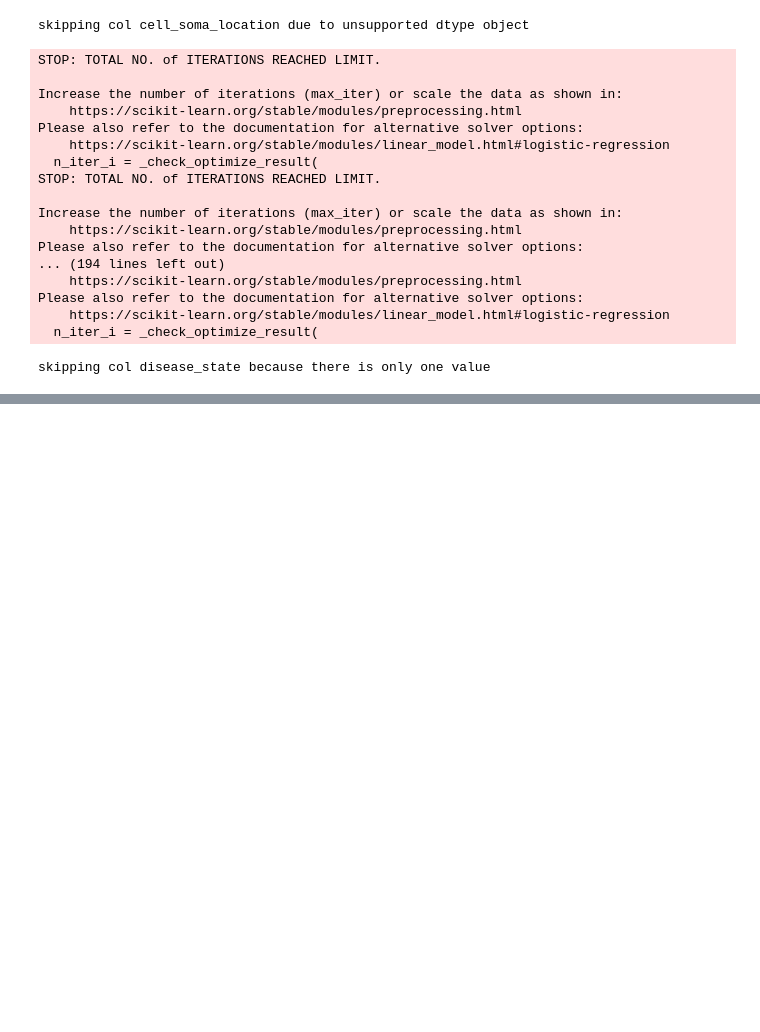
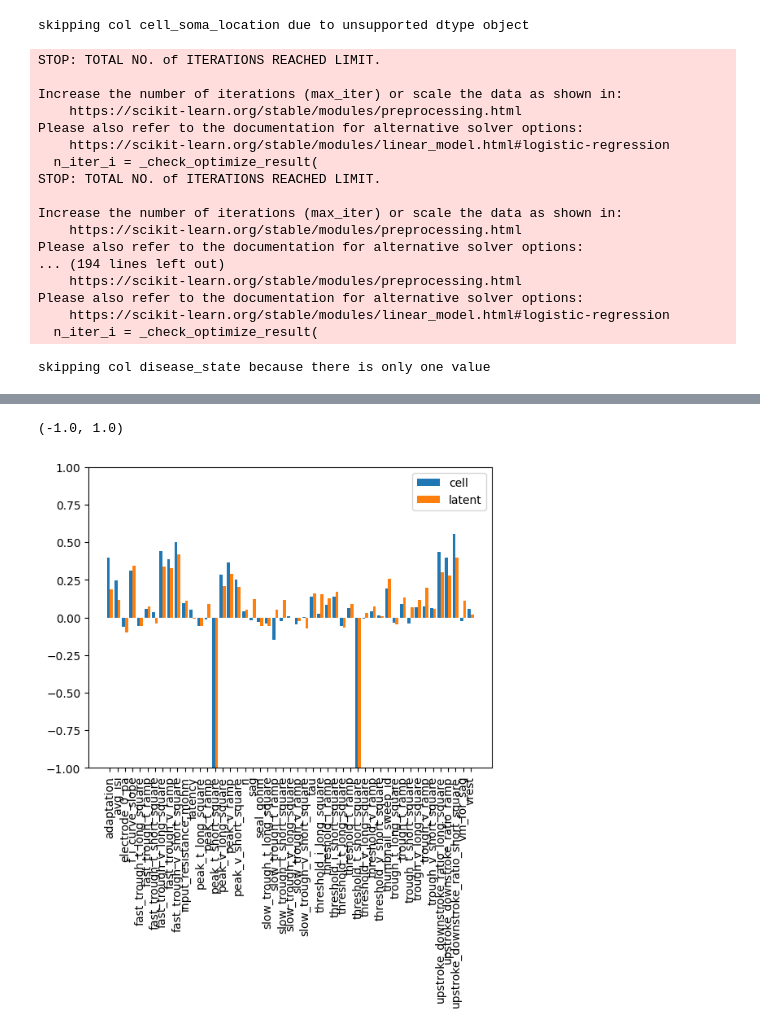
Before and after one commit to felixp8/bmed7610-final-project, a Jupyter notebook: analysis/ecephys_prediction.ipynb, the cells around one changed output, grey strips where cells are left out. Cells and saved outputs as stored; diff of their text form; code cells hidden in the pictures; blank space fills up the shorter version.

```diff
--- a/analysis/ecephys_prediction.ipynb
+++ b/analysis/ecephys_prediction.ipynb
@@ -153,5 +293,7 @@ cell_df = cell_df.set_index('id').loc[dset.cell_ids]
 # %%
+np.random.seed(0)
 cscore_dict = {}
+cpred_truth_dict = {}
 for col in cell_df.columns:
     if col in ['name', 'species', 'donor_id']:
         continue
@@ -172,19 +314,24 @@ for col in cell_df.columns:
         if len(np.unique(targets)) < 2:
             print(f'skipping col {col} because there is only one value')
             continue
+        inputs = latents
         targets = targets.astype(int)
         gscv = GridSearchCV(LogisticRegression(), {})
     elif type(targets[0]) == str:
         if len(np.unique(targets)) < 2:
             print(f'skipping col {col} because there is only one value')
             continue
+        inputs = latents
         targets = LabelEncoder().fit_transform(targets)
         gscv = GridSearchCV(LogisticRegression(), {})
     else:
         print(f'skipping col {col} due to unsupported dtype {targets.dtype}')
         continue
-    gscv.fit(inputs, targets)
-    cscore_dict[col] = gscv.best_score_
+    perm = np.random.permutation(inputs.shape[0])
+    gscv.fit(inputs[perm], targets[perm])
+    # cscore_dict[col] = gscv.best_score_
+    cscore_dict[col] = gscv.score(inputs, targets)
+    cpred_truth_dict[col] = (gscv.predict(inputs), targets)
 # %% [output]
 skipping col cell_soma_location due to unsupported dtype object
 STOP: TOTAL NO. of ITERATIONS REACHED LIMIT.
@@ -214,0 +383,23 @@ plt.ylim(-1, 1)
+# %%
+cell_type_input_columns = ['reporter_status', 'cell_soma_location',
+       'structure_layer_name', 'structure_area_id', 'structure_area_abbrev',
+       'transgenic_line', 'dendrite_type', 'apical', 'reconstruction_type',
+       'disease_state', 'structure_hemisphere',
+       'normalized_depth']
+cell_features = []
+for column in cell_type_input_columns:
+    data = cell_df[column]
+    if column == 'normalized_depth':
+        data = data.to_numpy()
+        data = StandardScaler().fit_transform(data[:, None])
+    elif column == 'cell_soma_location':
+        data = np.array(data.tolist())
+        data = StandardScaler().fit_transform(data)
+    else:
+        if column == 'structure_area_id':
+            data = np.array([str(sa_id) for sa_id in data], dtype='object')
+        else:
+            data = data.to_numpy()
+        data = LabelEncoder().fit_transform(data)[:, None]
+    cell_features.append(data)
+cell_features = np.concatenate(cell_features, axis=1)
@@ -214,0 +450,10 @@ plt.ylim(-1, 1)
+# %%
+xlabels = list(score_dict.keys())
+plt.bar(np.arange(len(xlabels)) - 0.2, list(score_dict.values()), 0.4, label='cell')
+plt.bar(np.arange(len(xlabels)) + 0.2, list(escore_dict.values()), 0.4, label='latent')
+plt.xticks(ticks=np.arange(len(xlabels)), labels=xlabels, rotation=90)
+plt.legend()
+plt.ylim(-1, 1)
+# %% [output]
+(-1.0, 1.0)
+[figure, added]
```
Also changed, not shown: parts of 29 cells of this notebook, 1 other file.
